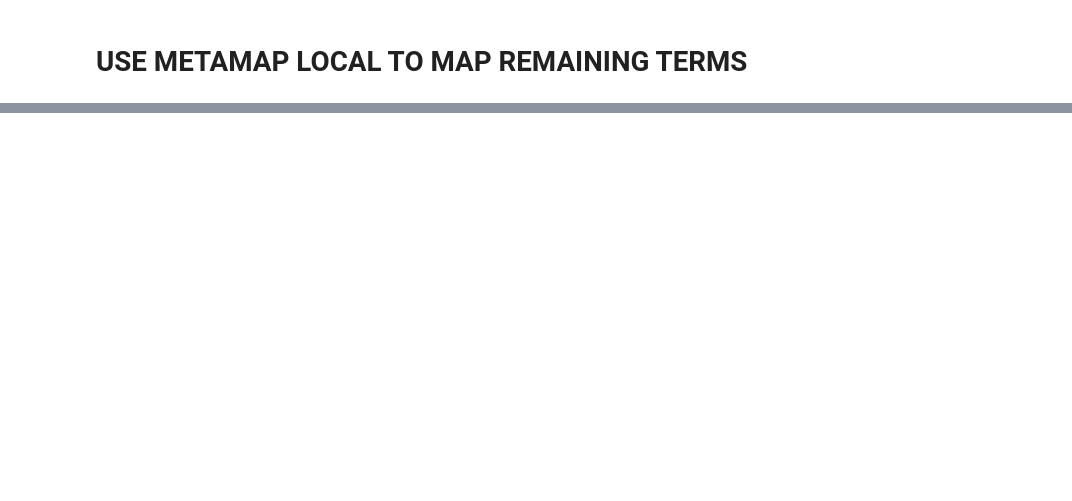
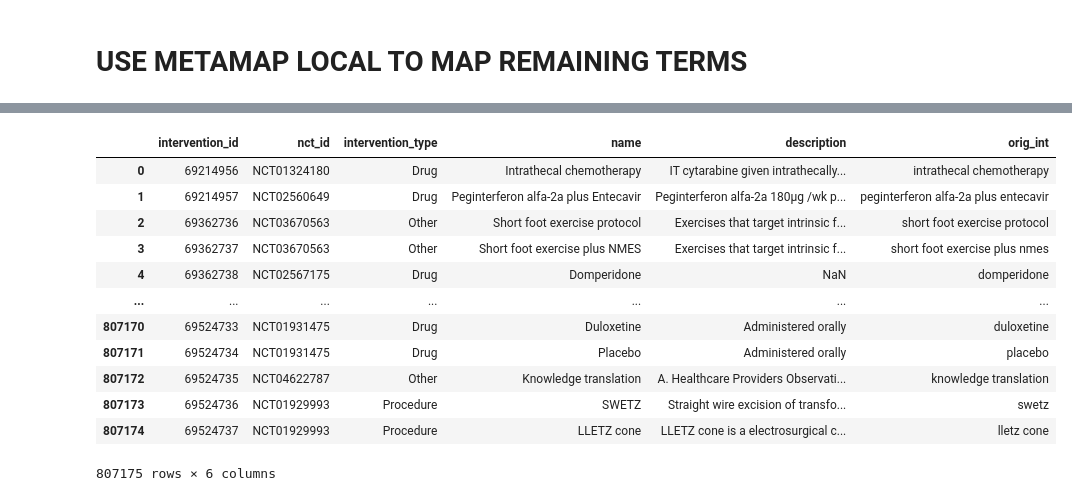
Before and after one commit to GitHubbit/Multiomics_ClinicalTrials_KP, a Jupyter notebook: mapper_ipynb_to_py_mm_only.ipynb, the cells around one changed output, grey strips where cells are left out. Drawn from its saved outputs; the diff is of its cells as text; code cells hidden in the pictures; blank space fills up the shorter version.

```diff
--- a/mapper_ipynb_to_py_mm_only.ipynb
+++ b/mapper_ipynb_to_py_mm_only.ipynb
@@ -453,0 +611,13 @@ def term_list_to_mm(df_dict, flag_and_path):
+# %%
+metamap_dirs = check_os()
+flag_and_path = {'term_program_flag': False,
+                 'data_extracted_path': '/Users/Kamileh/Work/ISB/NCATS_BiomedicalTranslator/Projects/ClinicalTrials/ETL_Python/data/12_11_2023_extracted',
+                 'date_string':'12_11_2023'} # comment for production
+
+data_extracted = flag_and_path["data_extracted_path"]
+# read in pipe-delimited files
+conditions_df = pd.read_csv(data_extracted + '/conditions.txt', sep='|', index_col=False, header=0)
+interventions_df = pd.read_csv(data_extracted + '/interventions.txt', sep='|', index_col=False, header=0)
+interventions_alts_df = pd.read_csv(data_extracted + '/intervention_other_names.txt', sep='|', index_col=False, header=0)
+
+df_dict = {"conditions": conditions_df, "interventions": interventions_df, "interventions_alts": interventions_alts_df}
@@ -453,0 +728,45 @@ def term_list_to_mm(df_dict, flag_and_path):
+# %%
+interventions = df_dict["interventions"]
+interventions['downcase_name'] = interventions['name'].str.lower()
+
+interventions.rename(columns = {'downcase_name':'orig_int', 'id': 'intervention_id'}, inplace = True)
+interventions
+pattern_outside = r'(?<=\().+?(?=\))|([^(]+)'
+pattern_inside = r'\(([^)]+)\)'
+matches_outside = interventions['orig_int'].str.extract(pattern_outside)
+interventions['orig_int_outside'] = matches_outside[0].fillna('')
+matches_inside = interventions['orig_int'].str.extract(pattern_inside)
+interventions['orig_int_inside'] = matches_inside[0].fillna('')
+
+# # metamapped_con = metamapped.loc[metamapped['term_type'] == "condition"]
+# # metamapped_int = metamapped.loc[(metamapped['term_type'] == "intervention") | (metamapped['term_type'] == "alternate_intervention")]
+# # mapper_con = dict(zip(metamapped_con['clin_trial_term'], metamapped_con['metamap_term_info'])) # make a dict to map interventions
+# # mapper_int = dict(zip(metamapped_int['clin_trial_term'], metamapped_int['metamap_term_info'])) # make a dict to map interventions
+
+cols_to_check = [ele for ele in interventions.columns if any([substr in ele for substr in ['_int']])]
+
+interventions["curie_info"] = None
+
+for index, row in interventions.iterrows():
+    for col_name in cols_to_check:
+        value = row[col_name]
+        if value in mapper_int:
+            curie_info = mapper_int[value]
+            interventions.at[index, "curie_info"] = curie_info
+
+# interventions_actually_mapped = interventions[~interventions['curie_info'].isnull()] # check if the interventions got mapped to any CURIEs
+# # # interventions.to_csv('{}_interventions.tsv'.format(relevant_date), sep="\t", index=False, header=True) # output interventions to TSV
+# %% [output]
+|  | intervention_id | nct_id | intervention_type | name | description | orig_int |
+| 0 | 69214956 | NCT01324180 | Drug | Intrathecal chemotherapy | IT cytarabine given intrathecally... | intrathecal chemotherapy |
+| 1 | 69214957 | NCT02560649 | Drug | Peginterferon alfa-2a plus Entecavir | Peginterferon alfa-2a 180μg /wk p... | peginterferon alfa-2a plus entecavir |
+| 2 | 69362736 | NCT03670563 | Other | Short foot exercise protocol | Exercises that target intrinsic f... | short foot exercise protocol |
+| 3 | 69362737 | NCT03670563 | Other | Short foot exercise plus NMES | Exercises that target intrinsic f... | short foot exercise plus nmes |
+| 4 | 69362738 | NCT02567175 | Drug | Domperidone | NaN | domperidone |
+| ... | ... | ... | ... | ... | ... | ... |
+| 807170 | 69524733 | NCT01931475 | Drug | Duloxetine | Administered orally | duloxetine |
+| 807171 | 69524734 | NCT01931475 | Drug | Placebo | Administered orally | placebo |
+| 807172 | 69524735 | NCT04622787 | Other | Knowledge translation | A. Healthcare Providers Observati... | knowledge translation |
+| 807173 | 69524736 | NCT01929993 | Procedure | SWETZ | Straight wire excision of transfo... | swetz |
+| 807174 | 69524737 | NCT01929993 | Procedure | LLETZ cone | LLETZ cone is a electrosurgical c... | lletz cone |
+807175 rows × 6 columns
```
Also changed, not shown: parts of 35 cells of this notebook.
